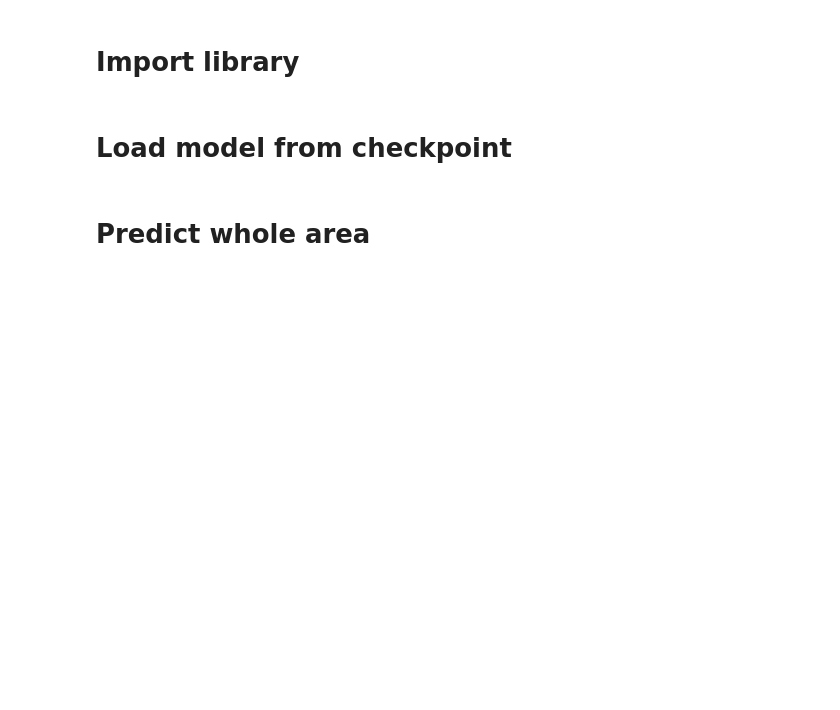
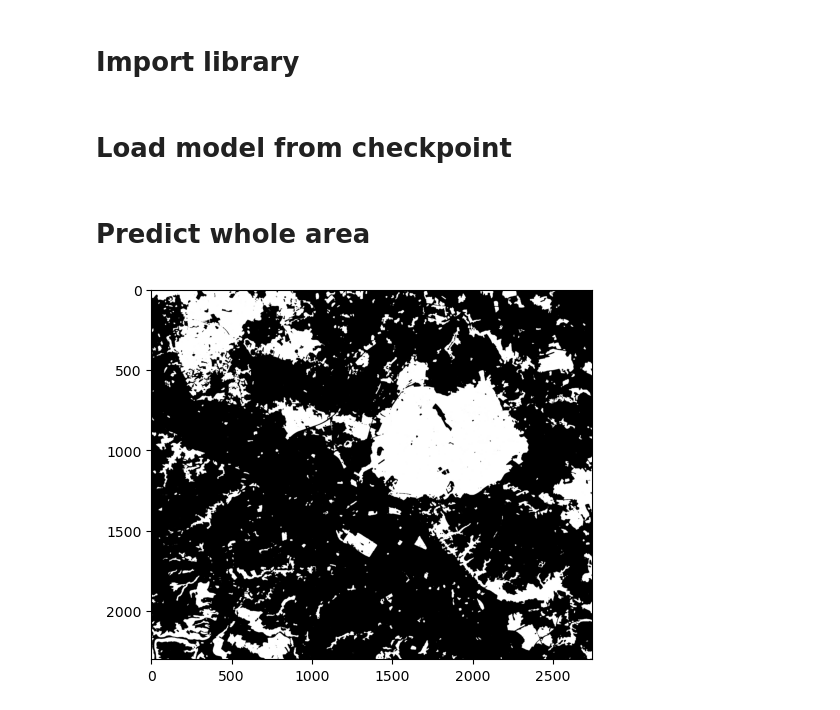
Before and after one commit to japanj/pugs-detection, a Jupyter notebook: notebooks/5_predict_whole_image.ipynb, the cells around one changed output. Cells and saved outputs as stored; diff of their text form; code cells hidden in the pictures; blank space fills up the shorter version.

```diff
--- a/notebooks/5_predict_whole_image.ipynb
+++ b/notebooks/5_predict_whole_image.ipynb
@@ -176,0 +114,2 @@ with rasterio.open(
+# %%
+file_output_path = '../reports/prediction_results_track/whole_area_prediction/pugs_prediction_osm_additional_v34.tif'
@@ -177,7 +183,7 @@ with rasterio.open(
 # %%
-image_path = 'pugs_prediction_osm_additional_v26.tif'
-
-open_image = rasterio.open(image_path)
+open_image = rasterio.open(file_output_path)
 image = open_image.read(1)
 plt.imshow(image, cmap='gray')
 open_image.close()
+# %% [output]
+[figure, added]
```
Also changed, not shown: parts of 5 cells of this notebook, 3 other files.
